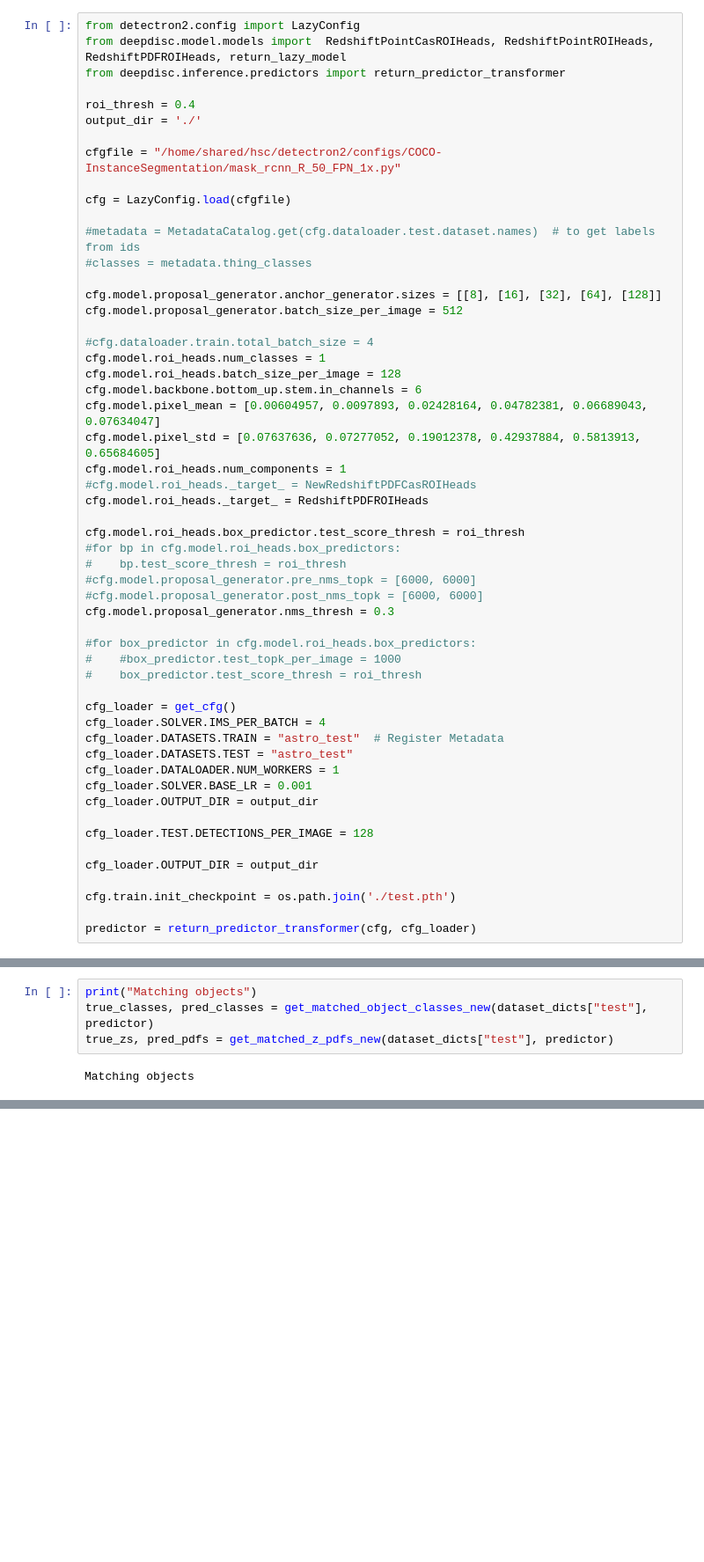
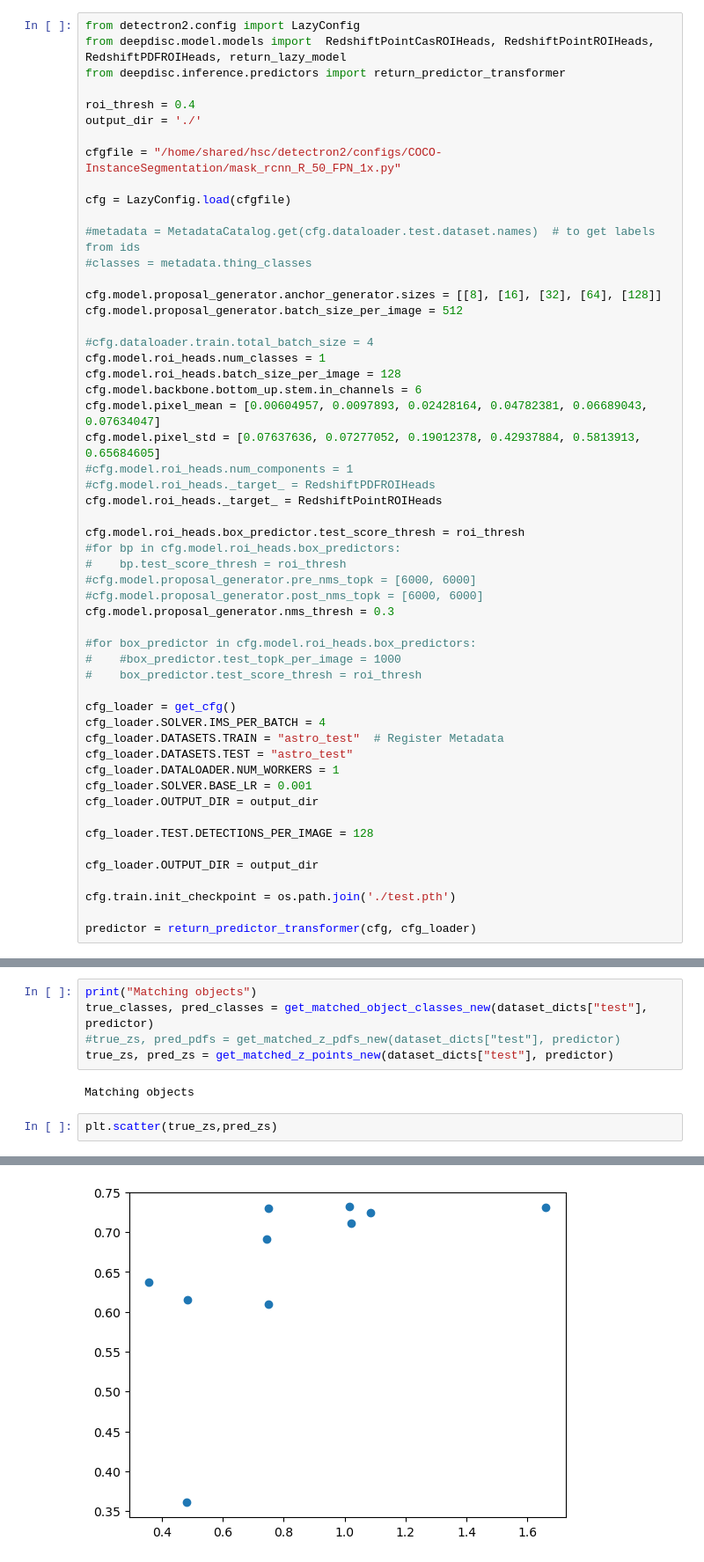
Before and after one commit to LSSTDESC/rail_deepdisc, a Jupyter notebook: flat_dict_test.ipynb, the cells around one changed output, grey strips where cells are left out. Shown at 88% size. Saved outputs shown, nothing was run; the diff lists cells and outputs as text; blank space fills up the shorter version.

```diff
--- a/flat_dict_test.ipynb
+++ b/flat_dict_test.ipynb
@@ -243,9 +237,9 @@ cfg.model.roi_heads.batch_size_per_image = 128
 cfg.model.backbone.bottom_up.stem.in_channels = 6
 cfg.model.pixel_mean = [0.00604957, 0.0097893, 0.02428164, 0.04782381, 0.06689043, 0.07634047]
 cfg.model.pixel_std = [0.07637636, 0.07277052, 0.19012378, 0.42937884, 0.5813913, 0.65684605]
-cfg.model.roi_heads.num_components = 1
-#cfg.model.roi_heads._target_ = NewRedshiftPDFCasROIHeads
-cfg.model.roi_heads._target_ = RedshiftPDFROIHeads
+#cfg.model.roi_heads.num_components = 1
+#cfg.model.roi_heads._target_ = RedshiftPDFROIHeads
+cfg.model.roi_heads._target_ = RedshiftPointROIHeads
 
 cfg.model.roi_heads.box_predictor.test_score_thresh = roi_thresh
 #for bp in cfg.model.roi_heads.box_predictors:
@@ -280,6 +274,10 @@ from deepdisc.inference.match_objects import get_matched_object_classes_new, get
 # %%
 print("Matching objects")
 true_classes, pred_classes = get_matched_object_classes_new(dataset_dicts["test"],  predictor)
-true_zs, pred_pdfs = get_matched_z_pdfs_new(dataset_dicts["test"], predictor)
+#true_zs, pred_pdfs = get_matched_z_pdfs_new(dataset_dicts["test"], predictor)
+true_zs, pred_zs = get_matched_z_points_new(dataset_dicts["test"], predictor)
 # %% [output]
 Matching objects
+# %%
+plt.scatter(true_zs,pred_zs)
+# %% [output]
@@ -285,0 +285 @@ Matching objects
+[figure, added]
```
Also changed, not shown: parts of 13 cells of this notebook, 3 other files.
